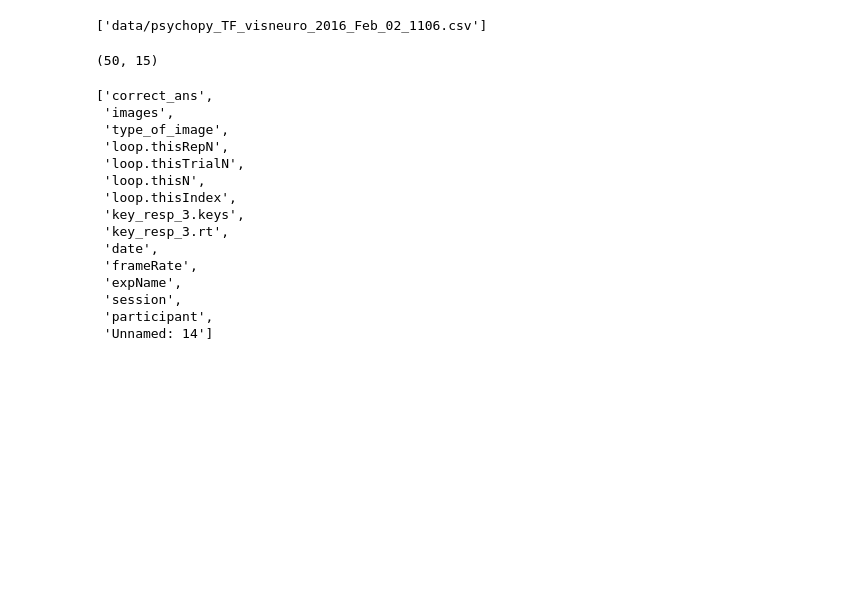
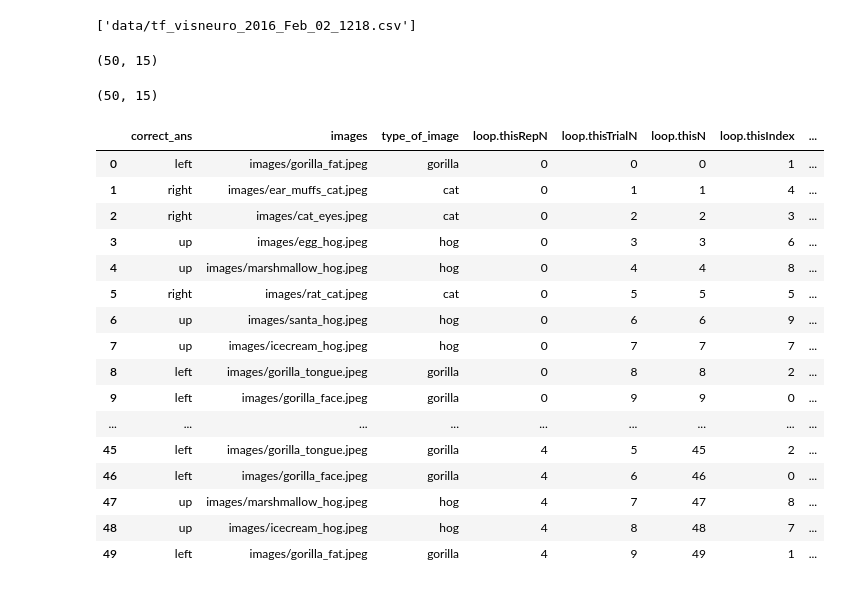
Before and after one commit to tcford/psychopy_lesson, a Jupyter notebook: Untitled.ipynb, the cells around one changed output. Saved outputs shown, nothing was run; the diff lists cells and outputs as text; code cells hidden in the pictures; blank space fills up the shorter version.

Commit message:
new data

```diff
--- a/Untitled.ipynb
+++ b/Untitled.ipynb
@@ -5,24 +9,41 @@ import glob
 # %%
-data_lst = glob.glob('data/psychopy_TF_visneuro_2016_Feb_02_*.csv')
+data_lst = glob.glob('data/*2016_Feb_02_*.csv')
 # %%
 data_lst
-data =
 # %% [output]
-['data/psychopy_TF_visneuro_2016_Feb_02_1106.csv']
+['data/tf_visneuro_2016_Feb_02_1218.csv']
 # %%
 for i in data_lst:
-    data = pd.read_csv(i)
+    data = pd.read_csv(i).dropna(axis=1)
     print data.shape
 # %% [output]
 (50, 15)
 # %%
-data_lst = glob.glob('data/psychopy_TF_visneuro_2016_Feb_02_*.csv')
+data_lst = glob.glob('data/*2016_Feb_02_*.csv')
 frame = pd.DataFrame()
 all_data = []
 for data in data_lst:
-    if not data.shape == (50,15):
+    df = pd.read_csv(data,index_col=None, header=0).dropna(axis=1)
+    if not df.shape == (50,15):
         continue
+    print df.shape
+    all_data.append(df)
 
-    df = pd.read_csv(data,index_col=None, header=0)
-    all_data.append(df)
 frame = pd.concat(all_data)
+frame.columns = ['correct_ans',
+ 'images',
+ 'type_of_image',
+ 'loop.thisRepN',
+ 'loop.thisTrialN',
+ 'loop.thisN',
+ 'loop.thisIndex',
+ 'key_resp.keys',
+ 'key_resp.corr',
+ 'key_resp.rt',
+ 'date',
+ 'frameRate',
+ 'expName',
+ 'session',
+ 'participant']
+# %% [output]
+(50, 15)
@@ -47,18 +50,20 @@ df.columns = ['correct_ans',
-# %%
-list(frame.columns.values)
-# %% [output]
-['correct_ans',
- 'images',
- 'type_of_image',
- 'loop.thisRepN',
- 'loop.thisTrialN',
- 'loop.thisN',
- 'loop.thisIndex',
- 'key_resp_3.keys',
- 'key_resp_3.rt',
- 'date',
- 'frameRate',
- 'expName',
- 'session',
- 'participant',
- 'Unnamed: 14']
+# %%
+frame
+# %% [output]
+|  | correct_ans | images | type_of_image | loop.thisRepN | loop.thisTrialN | loop.thisN | loop.thisIndex | ... |
+| 0 | left | images/gorilla_fat.jpeg | gorilla | 0 | 0 | 0 | 1 | ... |
+| 1 | right | images/ear_muffs_cat.jpeg | cat | 0 | 1 | 1 | 4 | ... |
+| 2 | right | images/cat_eyes.jpeg | cat | 0 | 2 | 2 | 3 | ... |
+| 3 | up | images/egg_hog.jpeg | hog | 0 | 3 | 3 | 6 | ... |
+| 4 | up | images/marshmallow_hog.jpeg | hog | 0 | 4 | 4 | 8 | ... |
+| 5 | right | images/rat_cat.jpeg | cat | 0 | 5 | 5 | 5 | ... |
+| 6 | up | images/santa_hog.jpeg | hog | 0 | 6 | 6 | 9 | ... |
+| 7 | up | images/icecream_hog.jpeg | hog | 0 | 7 | 7 | 7 | ... |
+| 8 | left | images/gorilla_tongue.jpeg | gorilla | 0 | 8 | 8 | 2 | ... |
+| 9 | left | images/gorilla_face.jpeg | gorilla | 0 | 9 | 9 | 0 | ... |
+| ... | ... | ... | ... | ... | ... | ... | ... | ... |
+| 45 | left | images/gorilla_tongue.jpeg | gorilla | 4 | 5 | 45 | 2 | ... |
+| 46 | left | images/gorilla_face.jpeg | gorilla | 4 | 6 | 46 | 0 | ... |
+| 47 | up | images/marshmallow_hog.jpeg | hog | 4 | 7 | 47 | 8 | ... |
+| 48 | up | images/icecream_hog.jpeg | hog | 4 | 8 | 48 | 7 | ... |
+| 49 | left | images/gorilla_fat.jpeg | gorilla | 4 | 9 | 49 | 1 | ... |
```
Also changed, not shown: parts of 3 cells of this notebook, 7 other files.
